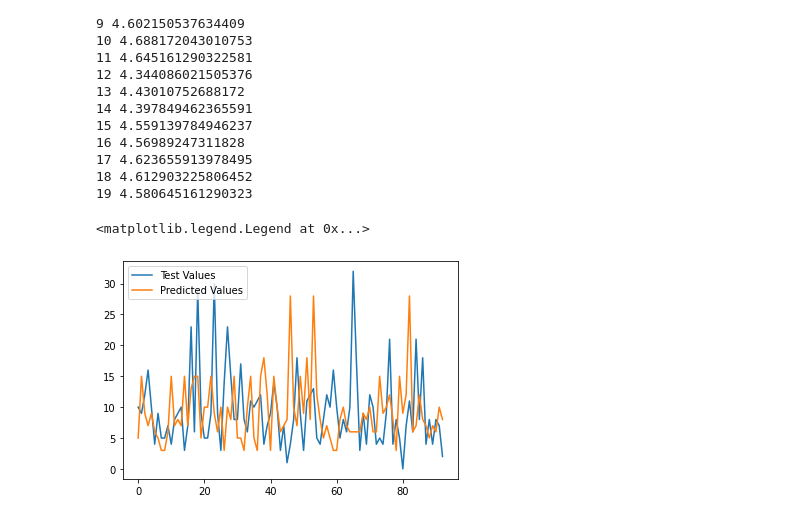
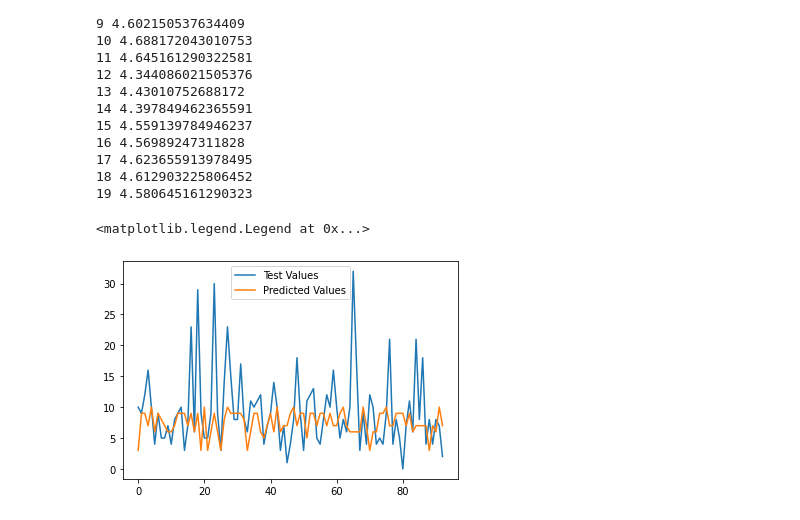
Before and after one commit to michalmullen/machine-learning, a Jupyter notebook: notebooks/coffeeShopAD.ipynb, the cells around one changed output. Drawn from its saved outputs; the diff is of its cells as text; code cells hidden in the pictures.

Commit message:
update n_neighbors to best

```diff
--- a/notebooks/coffeeShopAD.ipynb
+++ b/notebooks/coffeeShopAD.ipynb
@@ -224,11 +224,11 @@ for n in range(1, 20):
 18 4.612903225806452
 19 4.580645161290323
 # %%
-neigh = KNeighborsClassifier(n_neighbors = 1).fit(X_train,y_train)
+neigh = KNeighborsClassifier(n_neighbors = 12).fit(X_train,y_train)
 yhat1 = neigh.predict(X_test)
 plt.plot(y_test.values)
 plt.plot(yhat1)
 plt.legend(('Test Values', 'Predicted Values'))
 # %% [output]
 <matplotlib.legend.Legend at 0x...>
-[figure, old version]
+[figure, new version]
```
